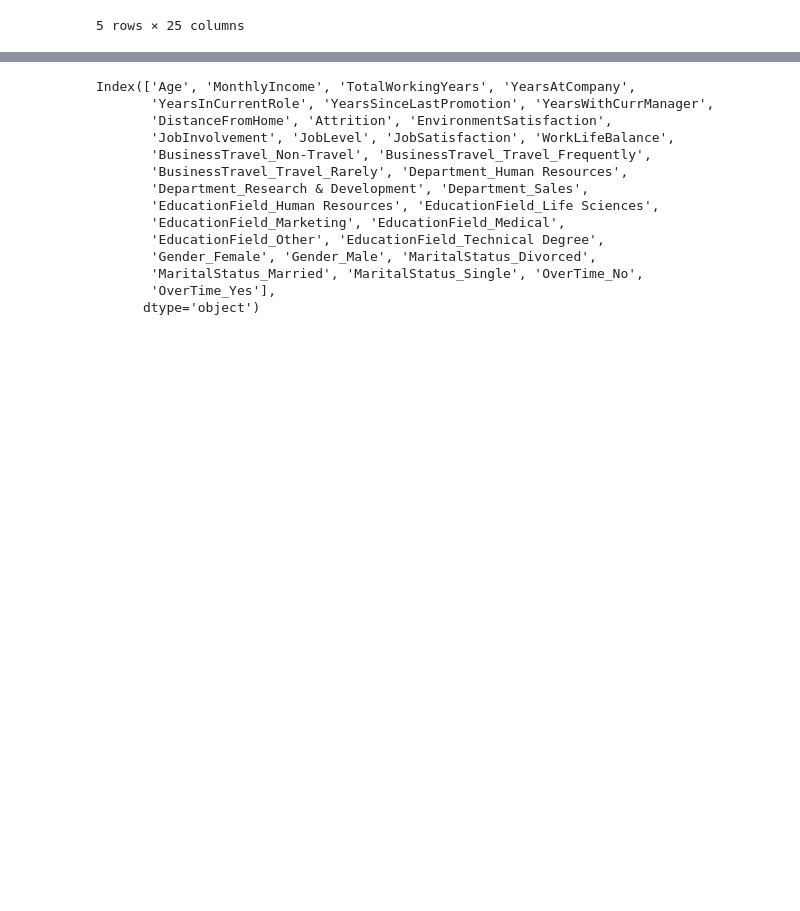
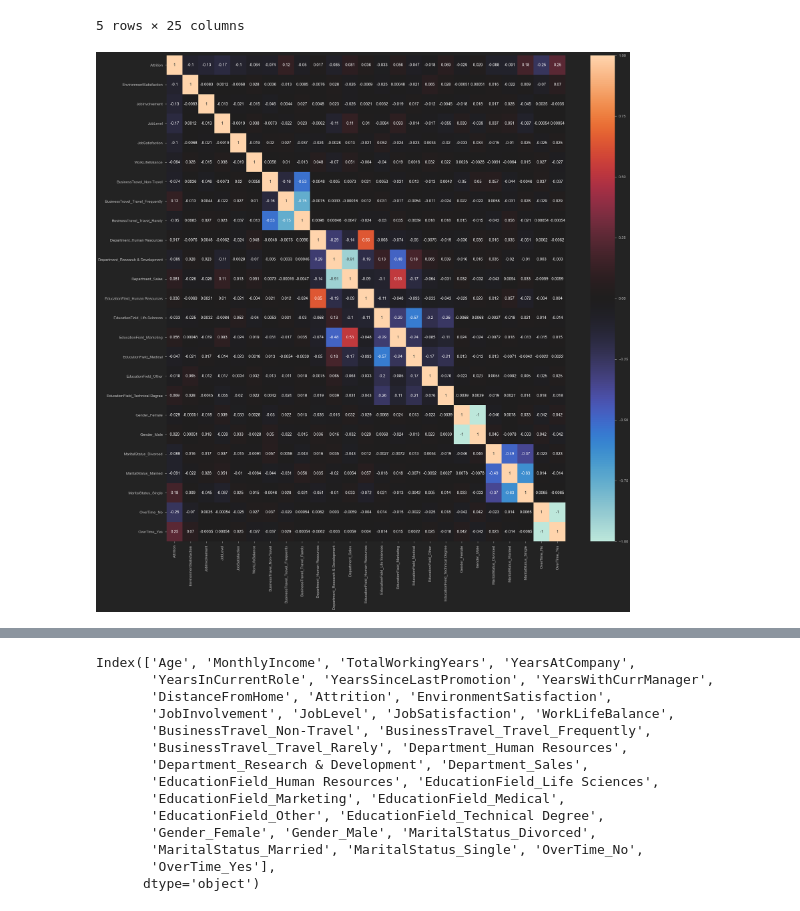
Before and after one commit to GouthamKumar-R/ML, a Jupyter notebook: D20 - IML/Assignments/EDA + DV/py/ML -RF alg for attrition dataset.ipynb, the cells around one changed output, grey strips where cells are left out. Drawn from its saved outputs; the diff is of its cells as text; code cells hidden in the pictures; blank space fills up the shorter version.

```diff
--- a/D20 - IML/Assignments/EDA + DV/py/ML -RF alg for attrition dataset.ipynb
+++ b/D20 - IML/Assignments/EDA + DV/py/ML -RF alg for attrition dataset.ipynb
@@ -166,3 +166,9 @@ df_cat.head()
 | 3 | 0 | 4 | 3 | 1 | 3 | 3 | ... |
 | 4 | 0 | 1 | 3 | 1 | 2 | 3 | ... |
 5 rows × 25 columns
+# %%
+plt.figure(figsize= (30,30), dpi=100)
+sns.heatmap(df_cat.corr(), annot= True, vmin= -1 , vmax= 1, center=0)
+plt.savefig("Categorical_associations-Attrition")
+# %% [output]
+[figure, added]
```
Also changed, not shown: parts of 4 cells of this notebook, 6 other files.
